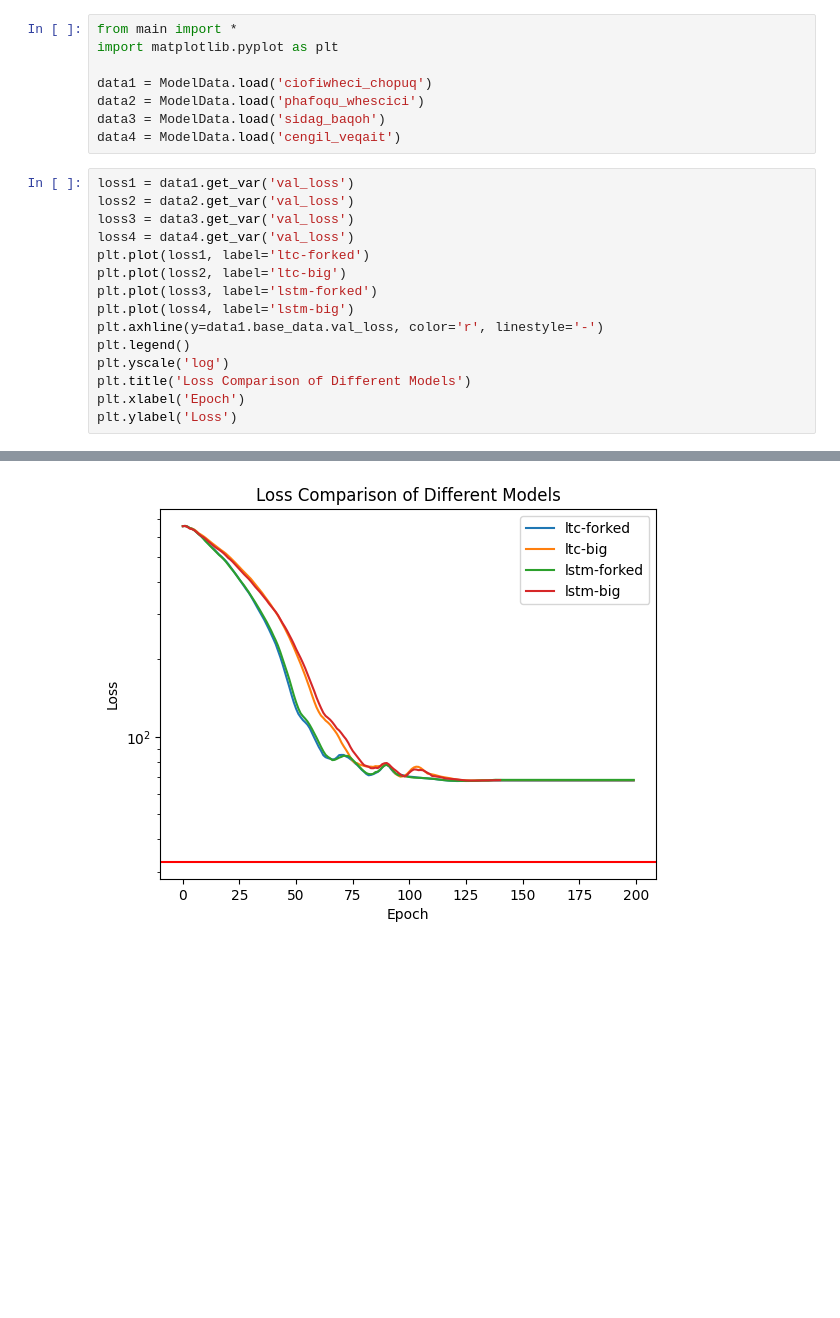
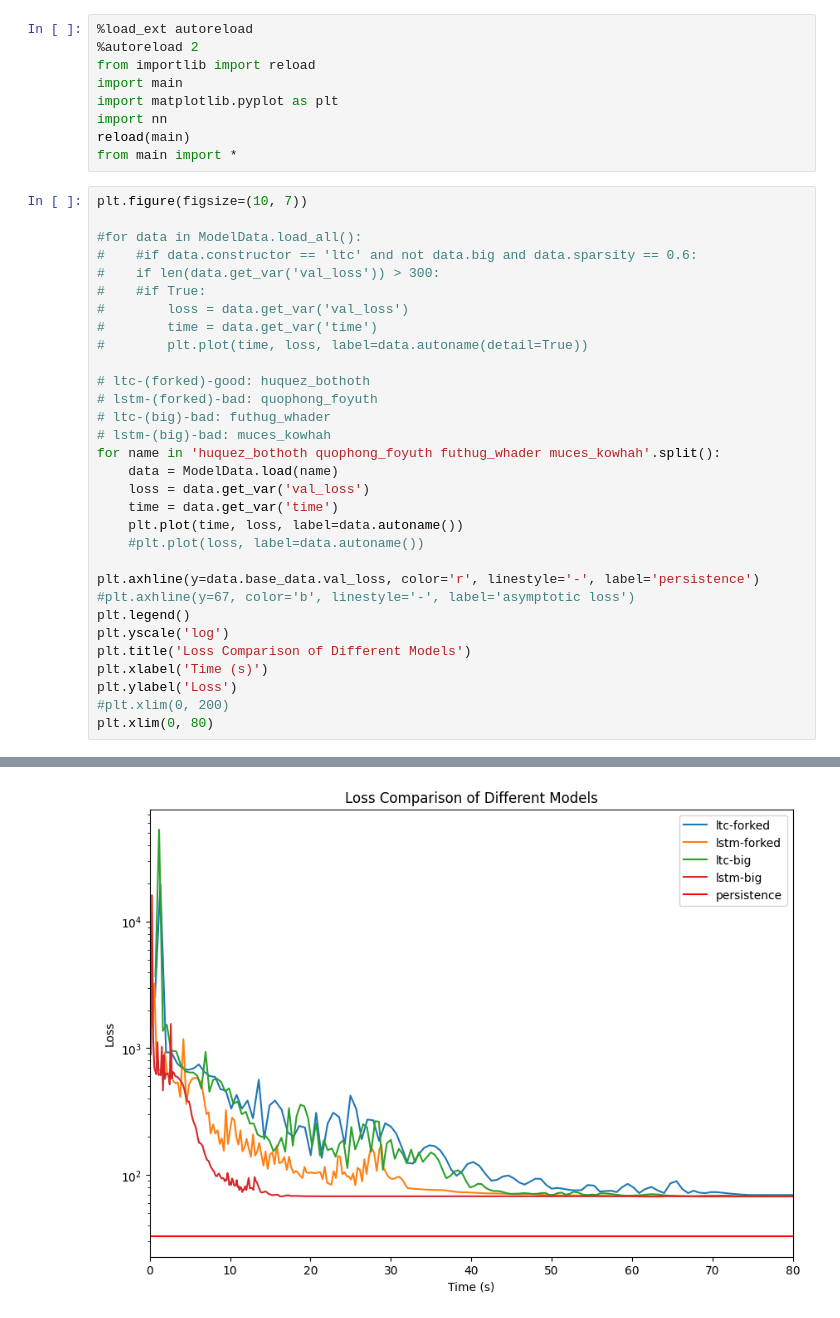
Before and after one commit to techieji/weather, a Jupyter notebook: data-analysis.ipynb, the cells around one changed output, grey strips where cells are left out. Saved outputs shown, nothing was run; the diff lists cells and outputs as text; blank space fills up the shorter version.

Commit message:
Created graphs and collected data for final product

```diff
--- a/data-analysis.ipynb
+++ b/data-analysis.ipynb
@@ -1,24 +1,41 @@
 # %%
+%load_ext autoreload
+%autoreload 2
+from importlib import reload
+import main
+import matplotlib.pyplot as plt
+import nn
+reload(main)
 from main import *
-import matplotlib.pyplot as plt
-
-data1 = ModelData.load('ciofiwheci_chopuq')
-data2 = ModelData.load('phafoqu_whescici')
-data3 = ModelData.load('sidag_baqoh')
-data4 = ModelData.load('cengil_veqait')
 # %%
-loss1 = data1.get_var('val_loss')
-loss2 = data2.get_var('val_loss')
-loss3 = data3.get_var('val_loss')
-loss4 = data4.get_var('val_loss')
-plt.plot(loss1, label='ltc-forked')
-plt.plot(loss2, label='ltc-big')
-plt.plot(loss3, label='lstm-forked')
-plt.plot(loss4, label='lstm-big')
-plt.axhline(y=data1.base_data.val_loss, color='r', linestyle='-')
+plt.figure(figsize=(10, 7))
+
+#for data in ModelData.load_all():
+#    #if data.constructor == 'ltc' and not data.big and data.sparsity == 0.6:
+#    if len(data.get_var('val_loss')) > 300:
+#    #if True:
+#        loss = data.get_var('val_loss')
+#        time = data.get_var('time')
+#        plt.plot(time, loss, label=data.autoname(detail=True))
+
+# ltc-(forked)-good: huquez_bothoth
+# lstm-(forked)-bad: quophong_foyuth
+# ltc-(big)-bad: futhug_whader
+# lstm-(big)-bad: muces_kowhah
+for name in 'huquez_bothoth quophong_foyuth futhug_whader muces_kowhah'.split():
+    data = ModelData.load(name)
+    loss = data.get_var('val_loss')
+    time = data.get_var('time')
+    plt.plot(time, loss, label=data.autoname())
+    #plt.plot(loss, label=data.autoname())
+
+plt.axhline(y=data.base_data.val_loss, color='r', linestyle='-', label='persistence')
+#plt.axhline(y=67, color='b', linestyle='-', label='asymptotic loss')
 plt.legend()
 plt.yscale('log')
 plt.title('Loss Comparison of Different Models')
-plt.xlabel('Epoch')
+plt.xlabel('Time (s)')
 plt.ylabel('Loss')
+#plt.xlim(0, 200)
+plt.xlim(0, 80)
 # %% [output]
@@ -26 +43 @@ Text(0, 0.5, 'Loss')
-[figure, old version]
+[figure, new version]
```
Also changed, not shown: parts of 8 cells of this notebook, 6 other files.
